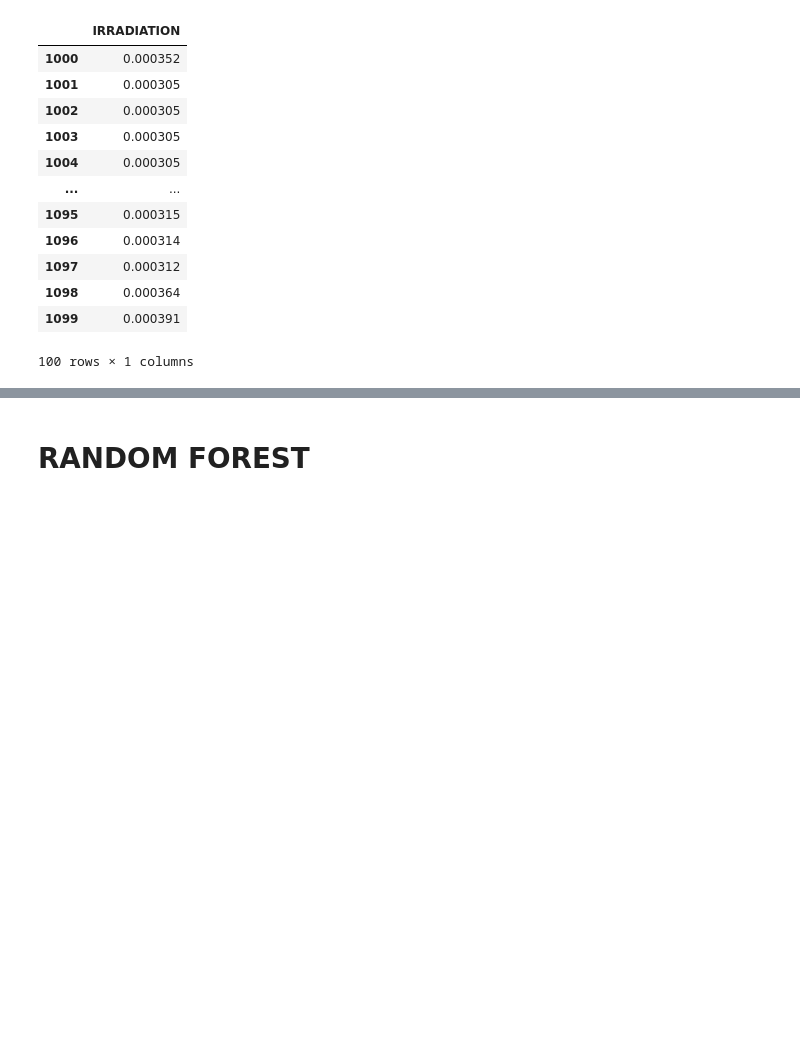
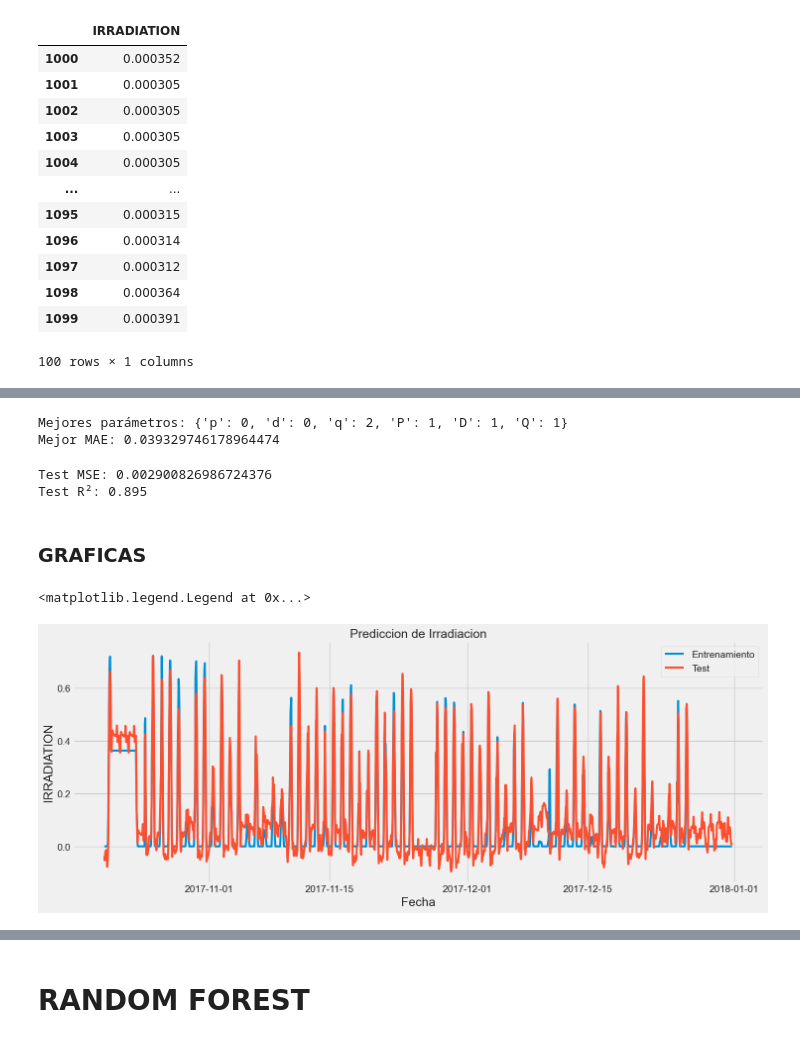
Before and after one commit to Mbenitez11/Prediccion-de-Irradiacion, a Jupyter notebook: notebooks/Entrenamiento_del_modelo.ipynb, the cells around one changed output, grey strips where cells are left out. Saved outputs shown, nothing was run; the diff lists cells and outputs as text; code cells hidden in the pictures; blank space fills up the shorter version.

Commit message:
Mejoras

```diff
--- a/notebooks/Entrenamiento_del_modelo.ipynb
+++ b/notebooks/Entrenamiento_del_modelo.ipynb
@@ -165,0 +361,7 @@ R2 Score :  89.15 %
+# %%
+# Resultados
+print("Mejores parámetros:", study.best_params)
+print("Mejor MAE:", study.best_value)
+# %% [output]
+Mejores parámetros: {'p': 0, 'd': 0, 'q': 2, 'P': 1, 'D': 1, 'Q': 1}
+Mejor MAE: 0.039329746178964474
@@ -165,0 +371,53 @@ R2 Score :  89.15 %
+# %%
+# SARIMAX
+
+from statsmodels.tsa.statespace.sarimax import SARIMAX
+
+# Define the SARIMA model parameters
+order = (0, 0, 2)  # Non-seasonal order (p, d, q)
+seasonal_order = (1, 1, 1, 24)  # Seasonal order (P, D, Q, S)
+
+# Fit the SARIMA model
+sarima_model = SARIMAX(endog=train['IRRADIATION'], exog=train[['AMBIENT_TEMPERATURE', 'MODULE_TEMPERATURE',	'WIND_SPEED']],
+                       order=order, seasonal_order=seasonal_order)
+sarima_model_fit = sarima_model.fit()
+
+# Make predictions
+sarima_pred = sarima_model_fit.predict(start=test.index[0], end=test.index[-1],
+                                            exog=test[['AMBIENT_TEMPERATURE', 'MODULE_TEMPERATURE',	'WIND_SPEED']])
+
+# Calculate error
+mse = mean_squared_error(test['IRRADIATION'], sarima_pred)
+r2 = r2_score(test['IRRADIATION'], sarima_pred)
+print('Test MSE:', mse)
+print('Test R²: %.3f' % r2)
+# %% [output]
+Test MSE: 0.002900826986724376
+Test R²: 0.895
+# %% [markdown]
+### GRAFICAS
+# %%
+import matplotlib.pyplot as plt
+import matplotlib.dates as mdates
+import pandas as pd
+
+# Asegúrate de que el índice sea de tipo datetime
+test.index = pd.to_datetime(test.index)
+
+predictionsSARI = sarima_model_fit.predict(start=test.index[0], end=test.index[-1],
+                                            exog=test[['AMBIENT_TEMPERATURE', 'MODULE_TEMPERATURE',	'WIND_SPEED']])
+
+
+
+
+plt.figure(figsize= (16, 6))
+plt.title('Prediccion de Irradiacion', fontsize= 18)
+plt.xlabel('Fecha', fontsize= 18)
+plt.ylabel('IRRADIATION', fontsize= 18)
+#plt.plot(train['IRRADIATION'], linewidth= 3)
+plt.plot(test['IRRADIATION'], linewidth= 3)
+plt.plot(predictionsSARI, linewidth= 3)
+plt.legend(['Entrenamiento', 'Test', 'Predicccion'])
+# %% [output]
+<matplotlib.legend.Legend at 0x...>
+[figure, added]
```
Also changed, not shown: parts of 68 cells of this notebook, 7 other files.
